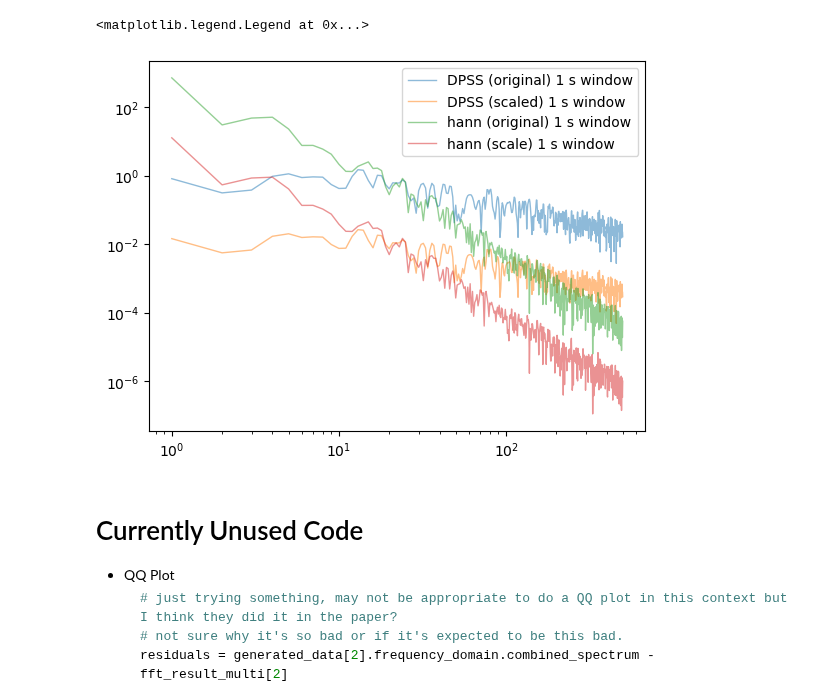
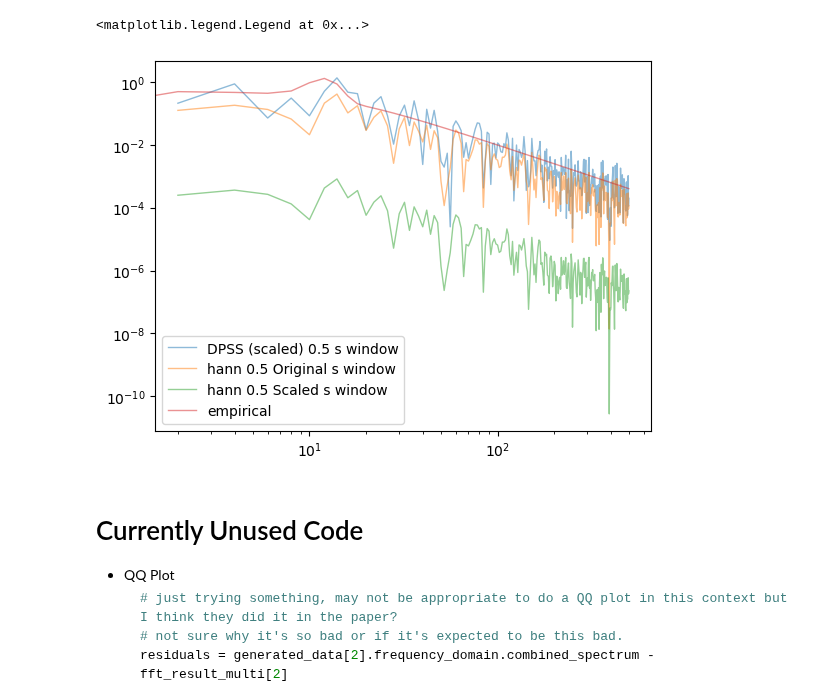
Before and after one commit to anika-kum/spectral-analysis-comparison, a Jupyter notebook: notebook.ipynb, the cells around one changed output. Drawn from its saved outputs; the diff is of its cells as text; code cells hidden in the pictures.

Commit message:
figured out scaling, added power, changed t_w to be 1 (TODO fix)

```diff
--- a/notebook.ipynb
+++ b/notebook.ipynb
@@ -51,7 +51,7 @@ def plot_single_taper(spectrum, taper_options, sampling_rate):
     for i, taper in enumerate(taper_options):
         tapered_signal = spectrum.time_domain.combined_signal * windows.get_window(taper, N)
         freqs = np.fft.fftfreq(N, d=1/sampling_rate)[1:N//2] # starting from 1 to avoid a divide by 0 error later.
-        fft_result[i] = (fft(tapered_signal)[1:N//2] / freqs**2)
+        fft_result[i] = ((np.abs(fft(tapered_signal)[1:N//2]))**2)/(sampling_rate*N)
         plt.loglog(freqs, np.abs(fft_result[i]), label=taper, linewidth=1, alpha=0.5)
     return (freqs, fft_result)
 
@@ -69,7 +69,7 @@ Returns:
 """
 def plot_multi_taper(spectrum, duration, sampling_rate, isOneTaper=False):
     N = len(spectrum.time_domain.time)
-    t_w = N/2 - 1 if (duration*sampling_rate/2>=N/2) else duration*sampling_rate/2
+    t_w = 1 # N/2 - 1 if (duration*sampling_rate/2>=N/2) else duration*sampling_rate/2
     if isOneTaper:
         L = 1
     else:
@@ -79,7 +79,7 @@ def plot_multi_taper(spectrum, duration, sampling_rate, isOneTaper=False):
     sum = np.zeros(N//2 - 1)
     freqs = np.fft.fftfreq(N, d=1/sampling_rate)[1:N//2] # starting from 1 to avoid a divide by 0 error later.
     for dpss_taper in tapered_signal:
-        fft_result = (fft(dpss_taper)[1:N//2])
+        fft_result = ((np.abs(fft(dpss_taper)[1:N//2]))**2)/(sampling_rate*N)
         sum = (fft_result) + sum
     fft_result = sum / len(tapered_signal)
     plt.loglog(freqs, np.abs(fft_result), label='DPSS', linewidth=1, alpha=0.5)
@@ -123,7 +123,7 @@ for i, window in enumerate(window_size_options):
 
     # Store FFT results
     frqs_single[i], fft_result_single[i] = plot_single_taper(generated_data[i], taper_options=taper_options, sampling_rate=sampling_rate)
-    frqs_multi[i], fft_result_multi[i] = plot_multi_taper(generated_data[i], duration=window_size_options[i], sampling_rate=sampling_rate, isOneTaper=False)
+    frqs_multi[i], fft_result_multi[i] = plot_multi_taper(generated_data[i], duration=window_size_options[i], sampling_rate=sampling_rate, isOneTaper=True)
 
     # Plot empirical PSD
     N = len(generated_data[i].time_domain.combined_signal)
@@ -191,22 +187,41 @@ def area_normalization(fft_result_multi, fft_result_single):
             scaled_fft_single[i][taper_index] = [i/sum_multi for i in np.abs(single[taper_index])]
 
     return scaled_fft_multi, scaled_fft_single
+def sampling_frequency_scaling(fft_result_multi, fft_result_single):
+    scaled_fft_multi = [0 for i in range(len(window_size_options))] # index by window size
+    scaled_fft_single = [[0 for i in range(len(taper_options))] for i in range(len(window_size_options))] # first index: window size, second index: taper
+
+    # Scale the FFT results for multi taper
+    for i, multi in enumerate(fft_result_multi):
+        scaled_fft_multi[i] = [i/(2/sampling_rate) for i in np.abs(multi)]
+
+    # Scale the FFT results for single taper
+    for window_index, single in enumerate(fft_result_single):
+        for taper_index in range(len(single)):
+            scaled_fft_single[window_index][taper_index] = [i*(2/sampling_rate) for i in np.abs(single[taper_index])]
+
+    return scaled_fft_multi, scaled_fft_single
 # %%
-scaled_fft_multi, scaled_fft_single = area_normalization(fft_result_multi, fft_result_single)
+scaled_fft_multi, scaled_fft_single = sampling_frequency_scaling(fft_result_multi, fft_result_single)
 
 # Plotting
-plotting_window_index = 3 # 1s
+plotting_window_index = 2 # 0.5s
 taper_index = 1 # 'hann'
 
-plt.loglog(frqs_multi[plotting_window_index], np.abs(fft_result_multi[plotting_window_index]), label=f'DPSS (original) {window_size_options[plotting_window_index]} s window', linewidth=1, alpha=0.5)
+#plt.loglog(frqs_multi[plotting_window_index], np.abs(fft_result_multi[plotting_window_index]), label=f'DPSS (original) {window_size_options[plotting_window_index]} s window', linewidth=1, alpha=0.5)
 plt.loglog(frqs_multi[plotting_window_index], np.abs(scaled_fft_multi[plotting_window_index]), label=f'DPSS (scaled) {window_size_options[plotting_window_index]} s window', linewidth=1, alpha=0.5)
 
-plt.loglog(frqs_single[plotting_window_index], np.abs(fft_result_single[plotting_window_index][taper_index]), label=f'{taper_options[taper_index]} (original) {window_size_options[plotting_window_index]} s window', linewidth=1, alpha=0.5)
-plt.loglog(frqs_single[plotting_window_index], np.abs(scaled_fft_single[plotting_window_index][taper_index]), label=f'{taper_options[taper_index]} (scale) {window_size_options[plotting_window_index]} s window', linewidth=1, alpha=0.5)
+plt.loglog(frqs_single[plotting_window_index], np.abs(fft_result_single[plotting_window_index][taper_index]), label=f'{taper_options[taper_index]} {window_size_options[plotting_window_index]} Original s window', linewidth=1, alpha=0.5)
+plt.loglog(frqs_single[plotting_window_index], np.abs(scaled_fft_single[plotting_window_index][taper_index]), label=f'{taper_options[taper_index]} {window_size_options[plotting_window_index]} Scaled s window', linewidth=1, alpha=0.5)
+
+N = len(generated_data[plotting_window_index].time_domain.combined_signal)
+freqs = np.fft.fftfreq(N, d=1/sampling_rate)[0:N//2] # starting from 1 to avoid a divide by 0 error later.
+plt.loglog(freqs, generated_data[plotting_window_index].frequency_domain.combined_spectrum, linewidth=1, alpha=0.5, label='empirical')
+
 plt.legend()
 # %% [output]
 <matplotlib.legend.Legend at 0x...>
-[figure, old version]
+[figure, new version]
 # %% [markdown]
 # Currently Unused Code
 - QQ Plot
```
Also changed, not shown: parts of 2 cells of this notebook.
